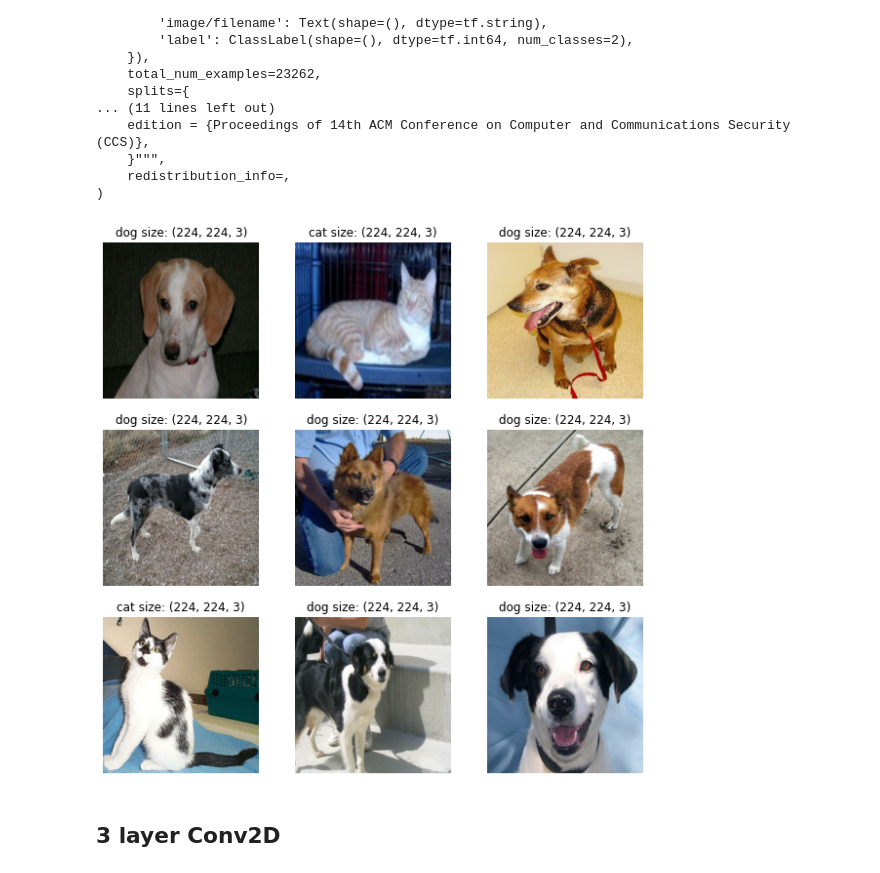
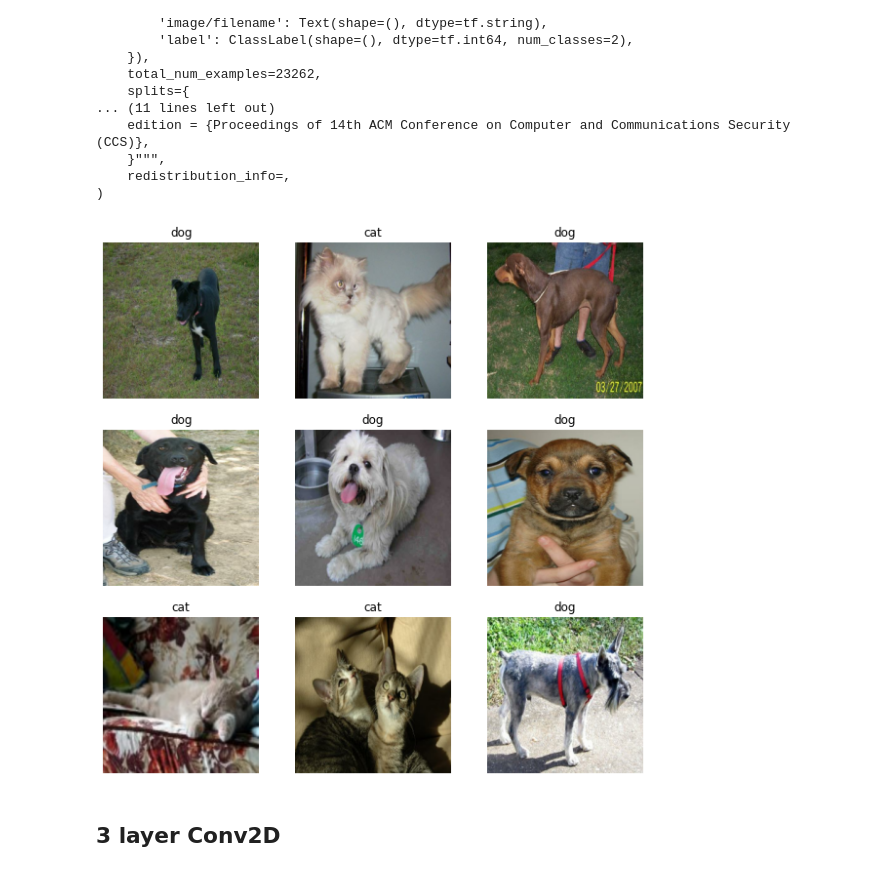
Before and after one commit to txnguyen292/cats_vs_dogs_deploy, a Jupyter notebook: backend/notebook/Cat_and_Dogs_clf.ipynb, the cells around one changed output. Saved outputs shown, nothing was run; the diff lists cells and outputs as text; code cells hidden in the pictures.

```diff
--- a/backend/notebook/Cat_and_Dogs_clf.ipynb
+++ b/backend/notebook/Cat_and_Dogs_clf.ipynb
@@ -64,17 +64,17 @@ test_ds = test_ds.map(preprocess).batch(BATCH_SIZE).prefetch(AUTOTUNE)
 # %%
 class_names = ["cat", "dog"]
 def show_imgs(data):
   plt.figure(figsize=(10, 10))
   for images, labels in data.take(1):
     for i in range(9):
       ax = plt.subplot(3, 3, i + 1)
       plt.imshow(images[i].numpy().astype("uint8"))
-      plt.title(f"{class_names[labels[i]]} size: {images[i].shape}")
+      plt.title(f"{class_names[labels[i]]}")
       plt.axis("off")
 
 show_imgs(train_ds)
 # %% [output]
-[figure, old version]
+[figure, new version]
 # %% [markdown]
 ## 3 layer Conv2D
 # %%
```
Also changed, not shown: parts of 4 cells of this notebook.
